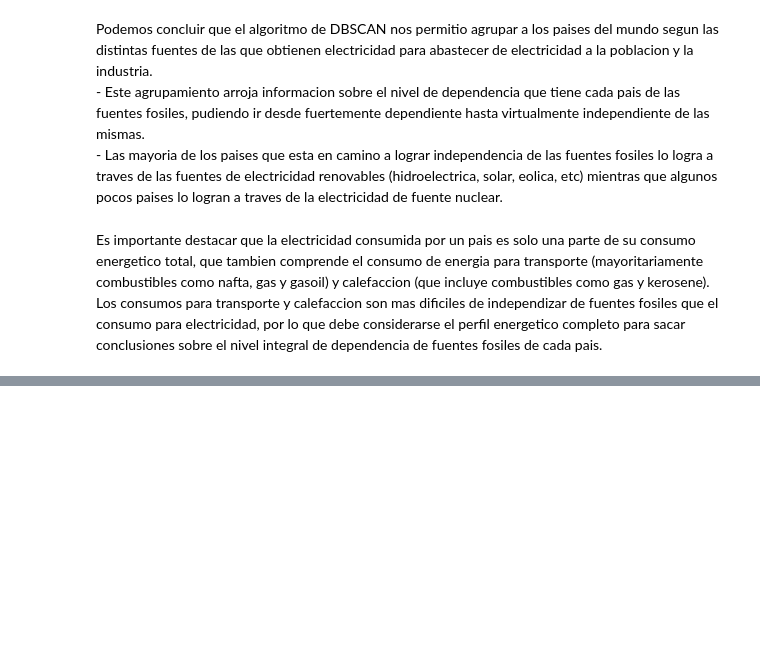
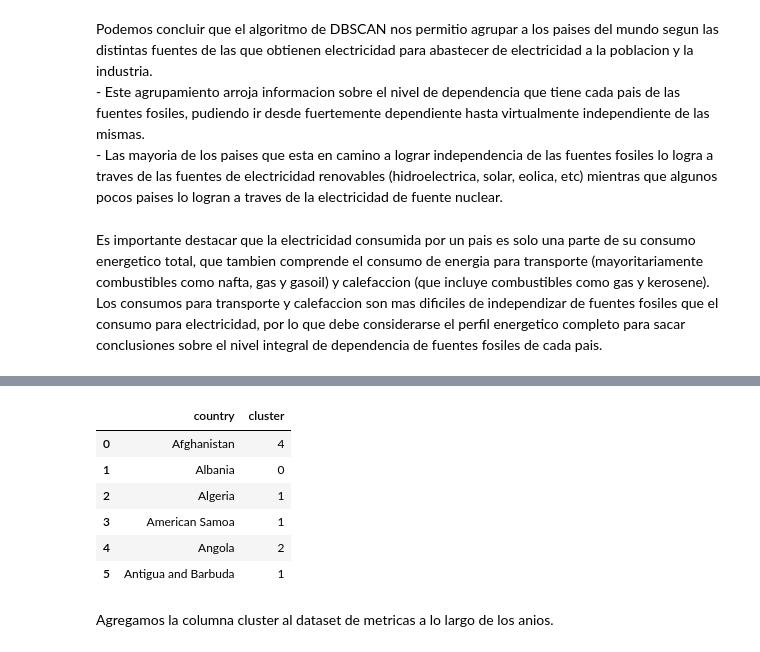
Before and after one commit to L-Ameneiro/EDA-Datasets, a Jupyter notebook: notebooks/modelo_no_supervisado.ipynb, the cells around one changed output, grey strips where cells are left out. Saved outputs shown, nothing was run; the diff lists cells and outputs as text; code cells hidden in the pictures; blank space fills up the shorter version.

```diff
--- a/notebooks/modelo_no_supervisado.ipynb
+++ b/notebooks/modelo_no_supervisado.ipynb
@@ -467,0 +484,14 @@ Es importante destacar que la electricidad consumida por un pais es solo una par
+# %%
+col_pais_cluster = ["country", "cluster"]
+pais_cluster = df[col_pais_cluster]
+pais_cluster.head(6)
+# %% [output]
+|  | country | cluster |
+| 0 | Afghanistan | 4 |
+| 1 | Albania | 0 |
+| 2 | Algeria | 1 |
+| 3 | American Samoa | 1 |
+| 4 | Angola | 2 |
+| 5 | Antigua and Barbuda | 1 |
+# %% [markdown]
+Agregamos la columna cluster al dataset de metricas a lo largo de los anios.
```
Also changed, not shown: parts of 4 cells of this notebook, 2 other files.
